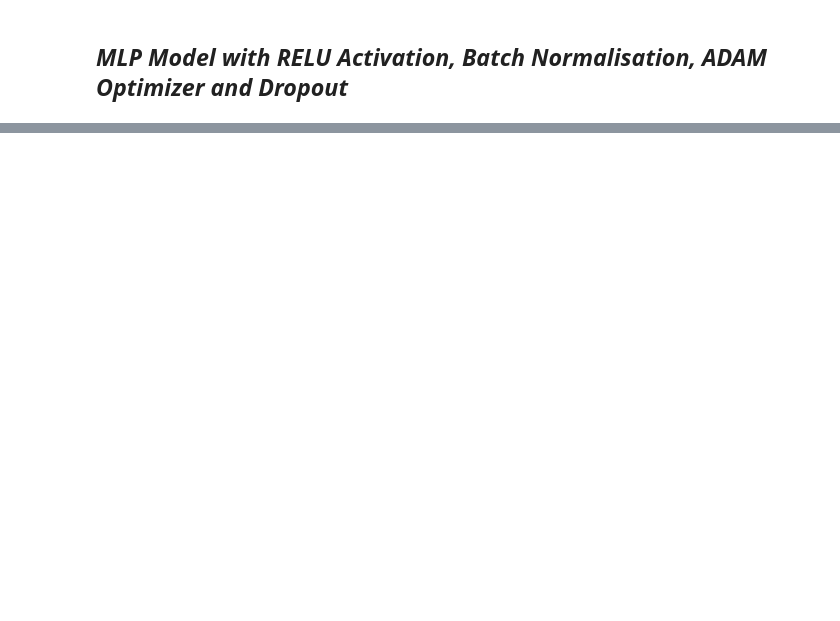
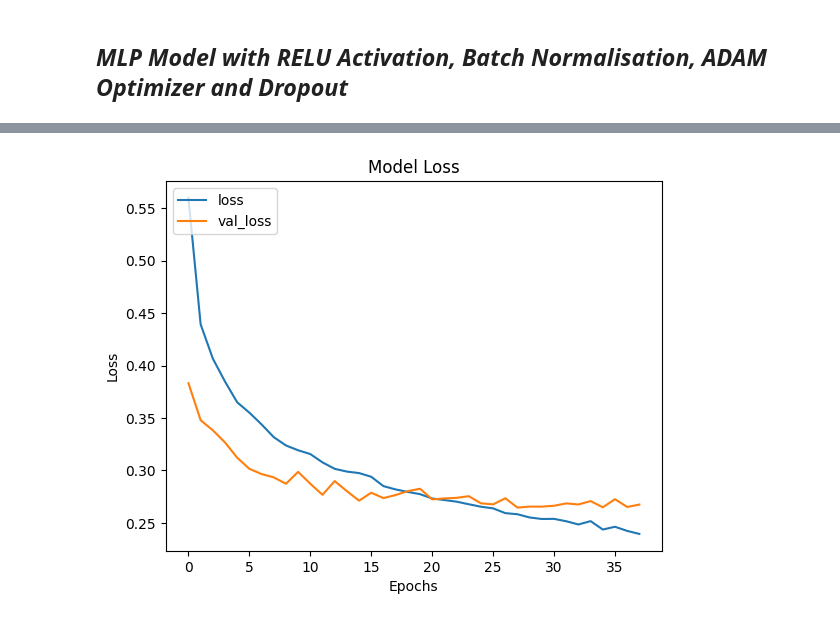
Before and after one commit to bhowad-akash/Machine-Learning, a Jupyter notebook: Simple_Image_Classifier_using_MLPs.ipynb, the cells around one changed output, grey strips where cells are left out. Cells and saved outputs as stored; diff of their text form; code cells hidden in the pictures; blank space fills up the shorter version.

```diff
--- a/Simple_Image_Classifier_using_MLPs.ipynb
+++ b/Simple_Image_Classifier_using_MLPs.ipynb
@@ -289,0 +432,10 @@ model.evaluate(x_test, y_test)
+# %%
+plt.plot(model_3_history.history['loss'])
+plt.plot(model_3_history.history['val_loss'])
+plt.legend(['loss', 'val_loss'], loc='upper left')
+plt.xlabel('Epochs')
+plt.ylabel('Loss')
+plt.title('Model Loss')
+plt.show()
+# %% [output]
+[figure, added]
```
Also changed, not shown: parts of 24 cells of this notebook.
